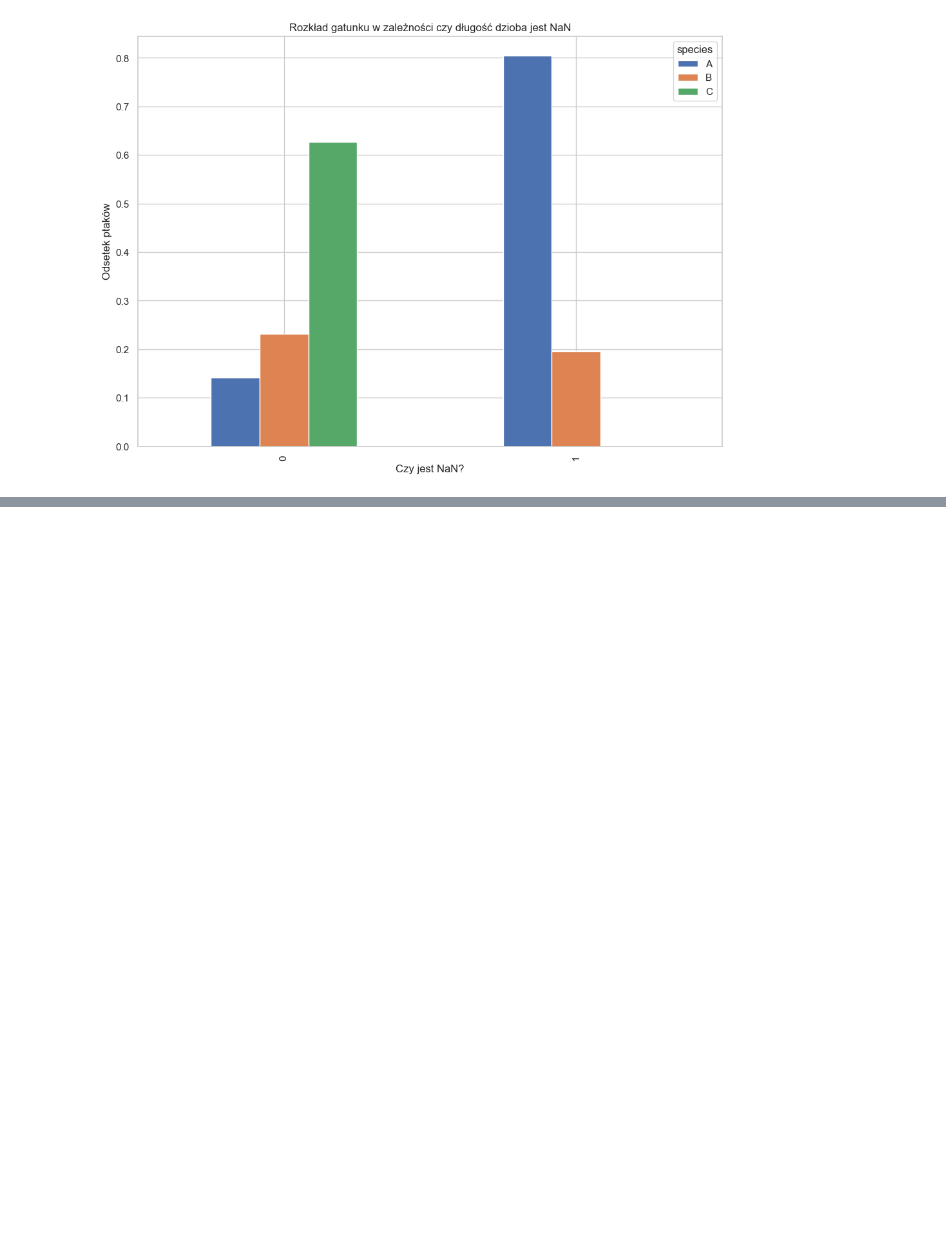
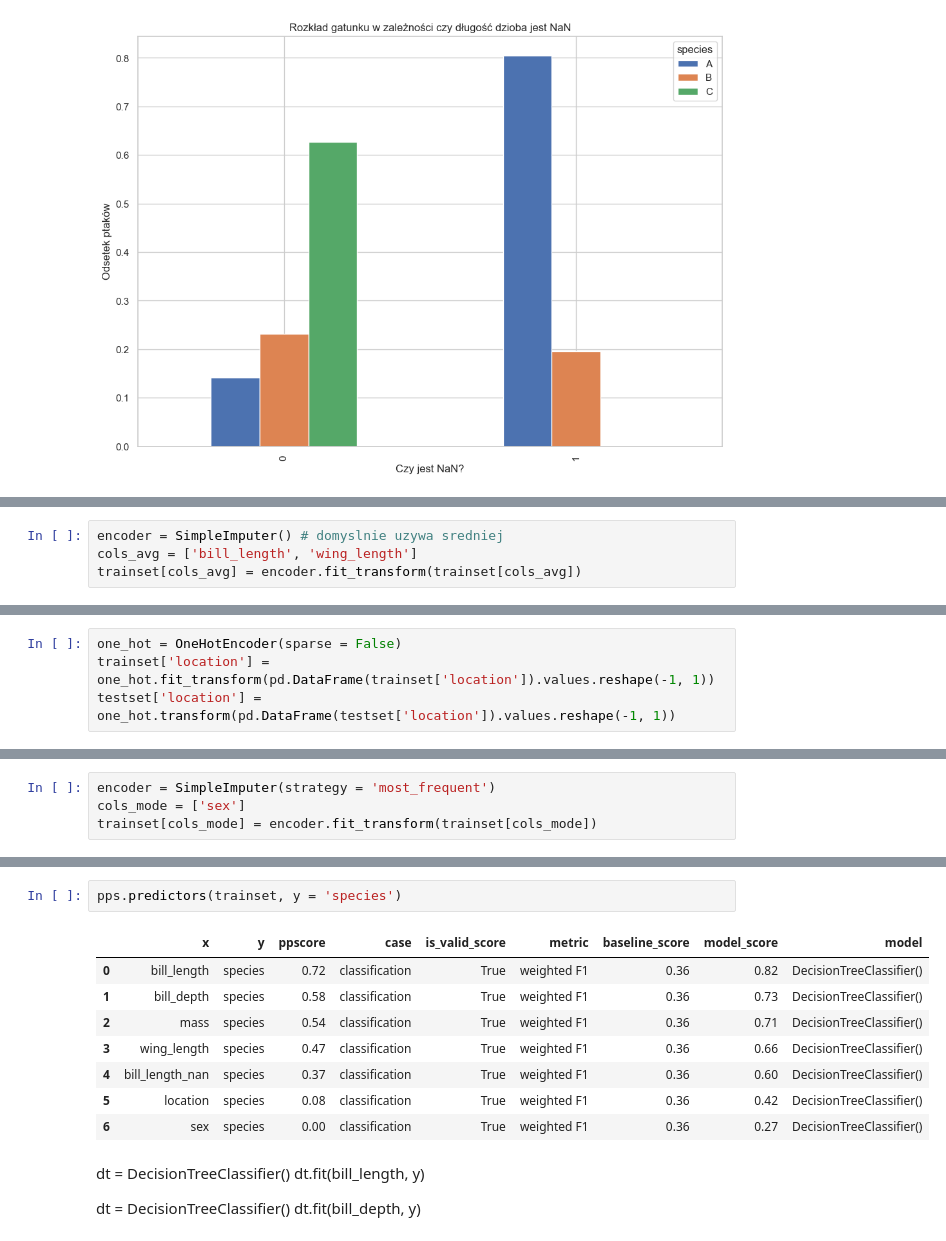
Before and after one commit to KCristopher/zaaw_tech_ml_ai, a Jupyter notebook: predicting_species.ipynb, the cells around one changed output, grey strips where cells are left out. Cells and saved outputs as stored; diff of their text form; blank space fills up the shorter version.

```diff
--- a/predicting_species.ipynb
+++ b/predicting_species.ipynb
@@ -293,0 +299,4 @@ encoder = SimpleImputer()
+# %%
+encoder = SimpleImputer() # domyslnie uzywa sredniej
+cols_avg = ['bill_length', 'wing_length']
+trainset[cols_avg] = encoder.fit_transform(trainset[cols_avg])
@@ -293,0 +321,4 @@ encoder = SimpleImputer()
+# %%
+one_hot = OneHotEncoder(sparse = False)
+trainset['location'] = one_hot.fit_transform(pd.DataFrame(trainset['location']).values.reshape(-1, 1))
+testset['location'] = one_hot.transform(pd.DataFrame(testset['location']).values.reshape(-1, 1))
@@ -293,0 +359,4 @@ encoder = SimpleImputer()
+# %%
+encoder = SimpleImputer(strategy = 'most_frequent')
+cols_mode = ['sex']
+trainset[cols_mode] = encoder.fit_transform(trainset[cols_mode])
@@ -293,0 +424,17 @@ encoder = SimpleImputer()
+# %%
+pps.predictors(trainset, y = 'species')
+# %% [output]
+|  | x | y | ppscore | case | is_valid_score | metric | baseline_score | model_score | model |
+| 0 | bill_length | species | 0.72 | classification | True | weighted F1 | 0.36 | 0.82 | DecisionTreeClassifier() |
+| 1 | bill_depth | species | 0.58 | classification | True | weighted F1 | 0.36 | 0.73 | DecisionTreeClassifier() |
+| 2 | mass | species | 0.54 | classification | True | weighted F1 | 0.36 | 0.71 | DecisionTreeClassifier() |
+| 3 | wing_length | species | 0.47 | classification | True | weighted F1 | 0.36 | 0.66 | DecisionTreeClassifier() |
+| 4 | bill_length_nan | species | 0.37 | classification | True | weighted F1 | 0.36 | 0.60 | DecisionTreeClassifier() |
+| 5 | location | species | 0.08 | classification | True | weighted F1 | 0.36 | 0.42 | DecisionTreeClassifier() |
+| 6 | sex | species | 0.00 | classification | True | weighted F1 | 0.36 | 0.27 | DecisionTreeClassifier() |
+# %% [markdown]
+dt = DecisionTreeClassifier()
+dt.fit(bill_length, y)
+
+dt = DecisionTreeClassifier()
+dt.fit(bill_depth, y)
```
Also changed, not shown: parts of 40 cells of this notebook.
